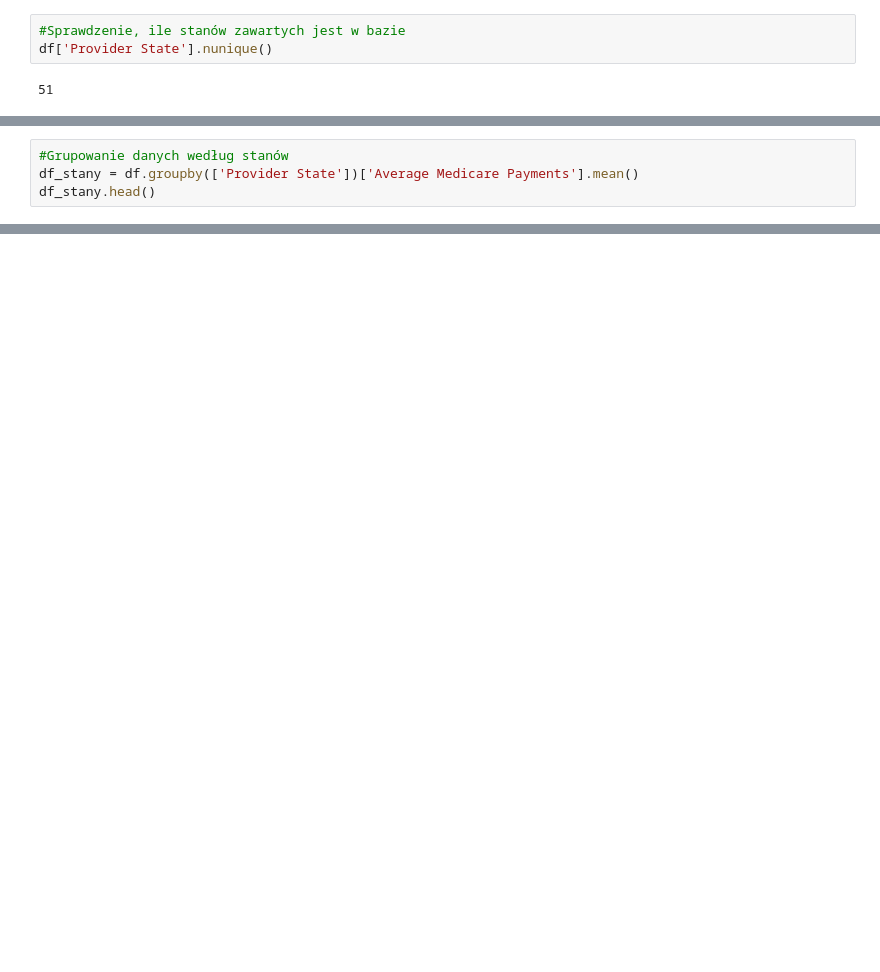
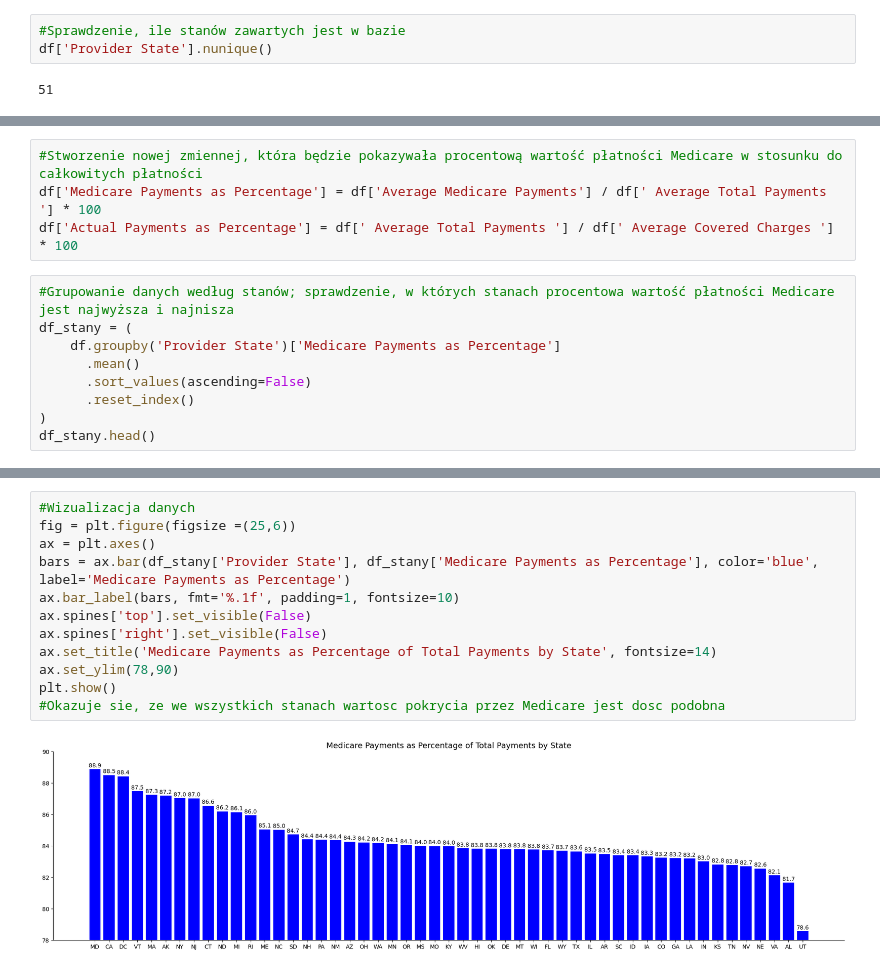
Before and after one commit to emmapstudent/python_projekt, a Jupyter notebook: projekt.ipynb, the cells around one changed output, grey strips where cells are left out. Drawn from its saved outputs; the diff is of its cells as text; blank space fills up the shorter version.

Commit message:
Kod z wizualizacja danych (jeszcze bez box plotow)

```diff
--- a/projekt.ipynb
+++ b/projekt.ipynb
@@ -69,5 +73,14 @@ df[df[' Average Medicare Payments '].isna()==True].shape
+# %%
+#Stworzenie nowej zmiennej, która będzie pokazywała procentową wartość płatności Medicare w stosunku do całkowitych płatności
+df['Medicare Payments as Percentage'] = df['Average Medicare Payments'] / df[' Average Total Payments '] * 100
+df['Actual Payments as Percentage'] = df[' Average Total Payments '] / df[' Average Covered Charges '] * 100
 # %%
-#Grupowanie danych według stanów
-df_stany = df.groupby(['Provider State'])['Average Medicare Payments'].mean()
+#Grupowanie danych według stanów; sprawdzenie, w których stanach procentowa wartość płatności Medicare jest najwyższa i najnisza
+df_stany = (
+    df.groupby('Provider State')['Medicare Payments as Percentage']
+      .mean()
+      .sort_values(ascending=False)
+      .reset_index()
+)
 df_stany.head()
 # %% [output]
@@ -80,0 +102,14 @@ Name: Average Medicare Payments, dtype: float64
+# %%
+#Wizualizacja danych
+fig = plt.figure(figsize =(25,6))
+ax = plt.axes()
+bars = ax.bar(df_stany['Provider State'], df_stany['Medicare Payments as Percentage'], color='blue', label='Medicare Payments as Percentage')
+ax.bar_label(bars, fmt='%.1f', padding=1, fontsize=10)
+ax.spines['top'].set_visible(False)
+ax.spines['right'].set_visible(False)
+ax.set_title('Medicare Payments as Percentage of Total Payments by State', fontsize=14)
+ax.set_ylim(78,90)
+plt.show()
+#Okazuje sie, ze we wszystkich stanach wartosc pokrycia przez Medicare jest dosc podobna
+# %% [output]
+[figure, added]
```
Also changed, not shown: parts of 13 cells of this notebook, 1 other file.
